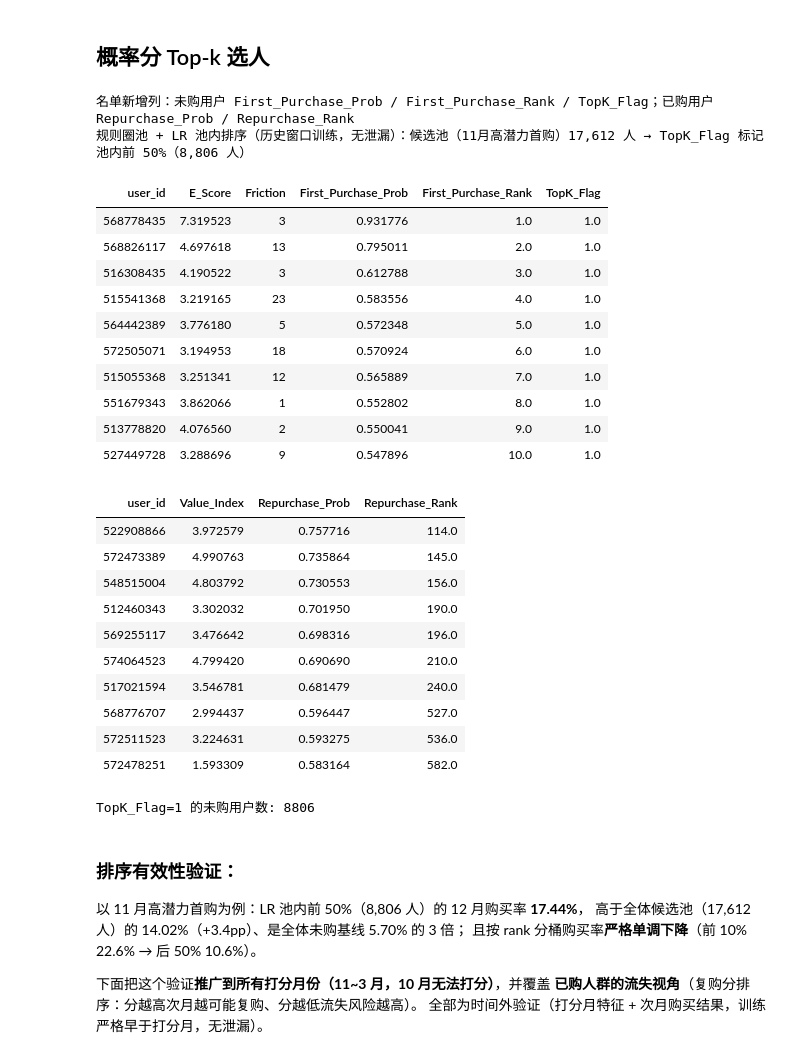
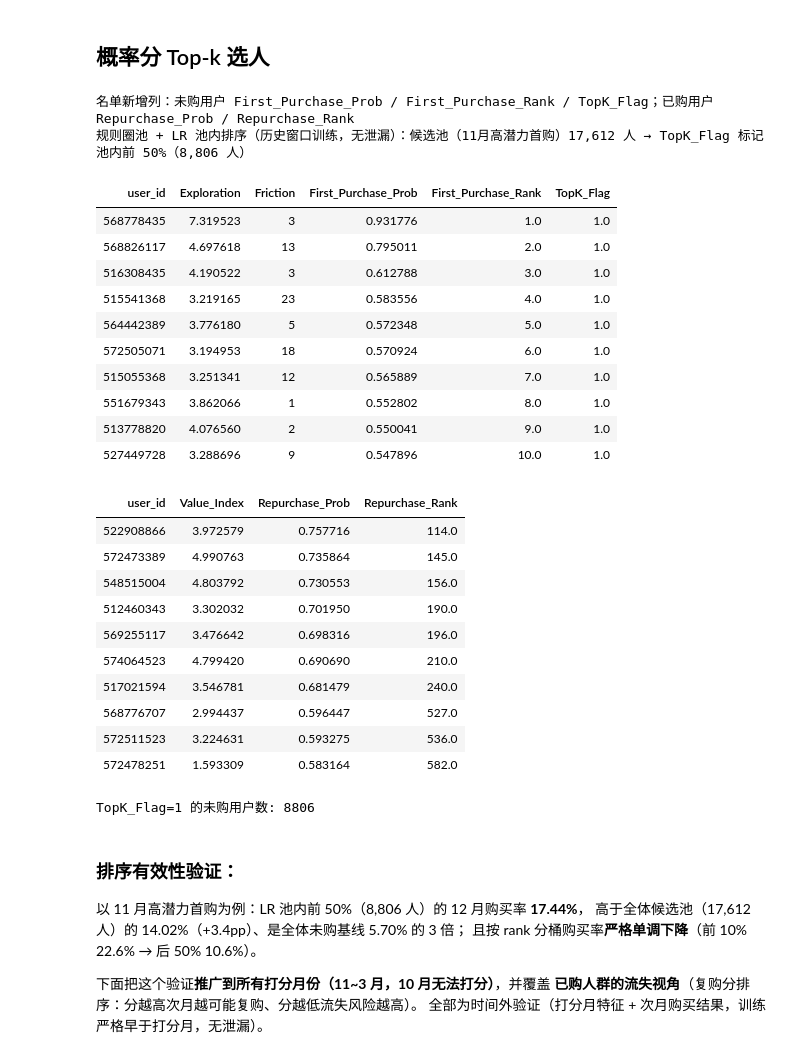
Before and after one commit to DX39069043/RFM-behavior-segmentation, a Jupyter notebook: main.ipynb, the cells around one changed output. Saved outputs shown, nothing was run; the diff lists cells and outputs as text; code cells hidden in the pictures.

```diff
--- a/main.ipynb
+++ b/main.ipynb
@@ -905,35 +889,35 @@ k_rule = int((final_df['User_Segment'] == '高潜力首购用户').sum())
 # 统计被 TopK_Flag 标记的人数（池内前 POOL_TOP_RATIO 比例）
 k_topk_one = int((final_df['TopK_Flag'] == 1).sum())
 # 说明新增列的用途
 print('名单新增列：未购用户 First_Purchase_Prob / First_Purchase_Rank / TopK_Flag；已购用户 Repurchase_Prob / Repurchase_Rank')
 # 汇报候选池规模与 Top-k 圈选结果
 print(f"规则圈池 + LR 池内排序（历史窗口训练，无泄漏）：候选池（11月高潜力首购）{k_rule:,} 人 → "
       f"TopK_Flag 标记池内前 {POOL_TOP_RATIO:.0%}（{k_topk_one:,} 人）")
 
 # ── 未购人群按首购分排序的前 10 名预览 ──
 # 先只保留高潜力首购用户及其首购分相关列
 potential_rows = final_df.loc[final_df['User_Segment'] == '高潜力首购用户',
-                              ['user_id', 'E_Score', 'Friction', 'First_Purchase_Prob', 'First_Purchase_Rank', 'TopK_Flag']]
+                              ['user_id', 'Exploration', 'Friction', 'First_Purchase_Prob', 'First_Purchase_Rank', 'TopK_Flag']]
 # 按首购分名次（越小越靠前）排序，取前 10 名
 top_preview = potential_rows.sort_values('First_Purchase_Rank').head(10)
 display(HTML(top_preview.to_html(index=False)))
 
 # ── 已购人群按复购分排序的前 10 名预览（常规已购用户为例）──
 # 只保留常规已购用户及其复购分相关列
 buyer_rows = final_df.loc[final_df['User_Segment'] == '常规已购用户',
                           ['user_id', 'Value_Index', 'Repurchase_Prob', 'Repurchase_Rank']]
 # 按复购分名次排序，取前 10 名
 buyer_preview = buyer_rows.sort_values('Repurchase_Rank').head(10)
 display(HTML(buyer_preview.to_html(index=False)))
 
 # ── Top-k 名单规模核对 ──
 # TopK_Flag 标记的总人数（应等于上面汇报的 k_topk_one）
 k_topk_sum = int(final_df['TopK_Flag'].sum())
 print('TopK_Flag=1 的未购用户数:', k_topk_sum)
 # %% [output]
 名单新增列：未购用户 First_Purchase_Prob / First_Purchase_Rank / TopK_Flag；已购用户 Repurchase_Prob / Repurchase_Rank
 规则圈池 + LR 池内排序（历史窗口训练，无泄漏）：候选池（11月高潜力首购）17,612 人 → TopK_Flag 标记池内前 50%（8,806 人）
-| user_id | E_Score | Friction | First_Purchase_Prob | First_Purchase_Rank | TopK_Flag |
+| user_id | Exploration | Friction | First_Purchase_Prob | First_Purchase_Rank | TopK_Flag |
 | 568778435 | 7.319523 | 3 | 0.931776 | 1.0 | 1.0 |
 | 568826117 | 4.697618 | 13 | 0.795011 | 2.0 | 1.0 |
 | 516308435 | 4.190522 | 3 | 0.612788 | 3.0 | 1.0 |
```
Also changed, not shown: parts of 12 cells of this notebook, 5 other files.
